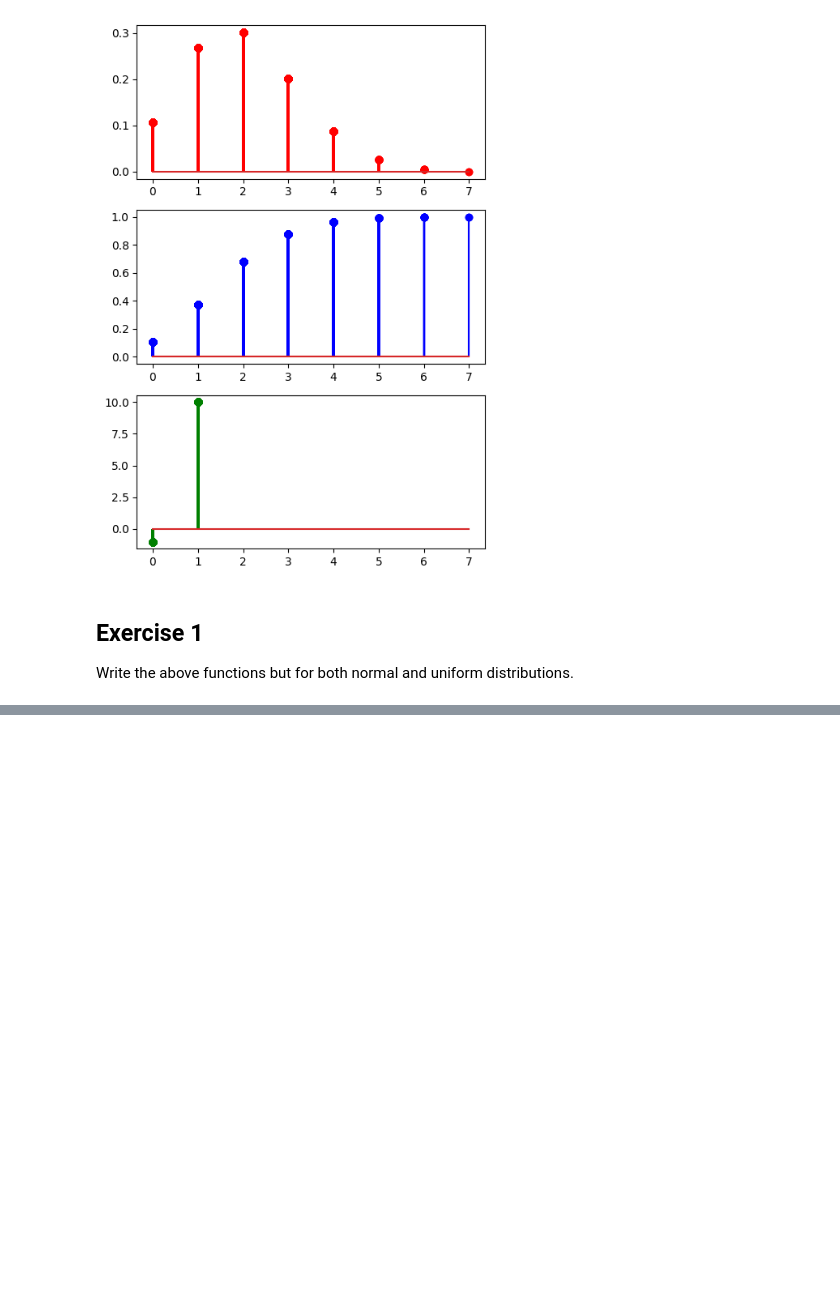
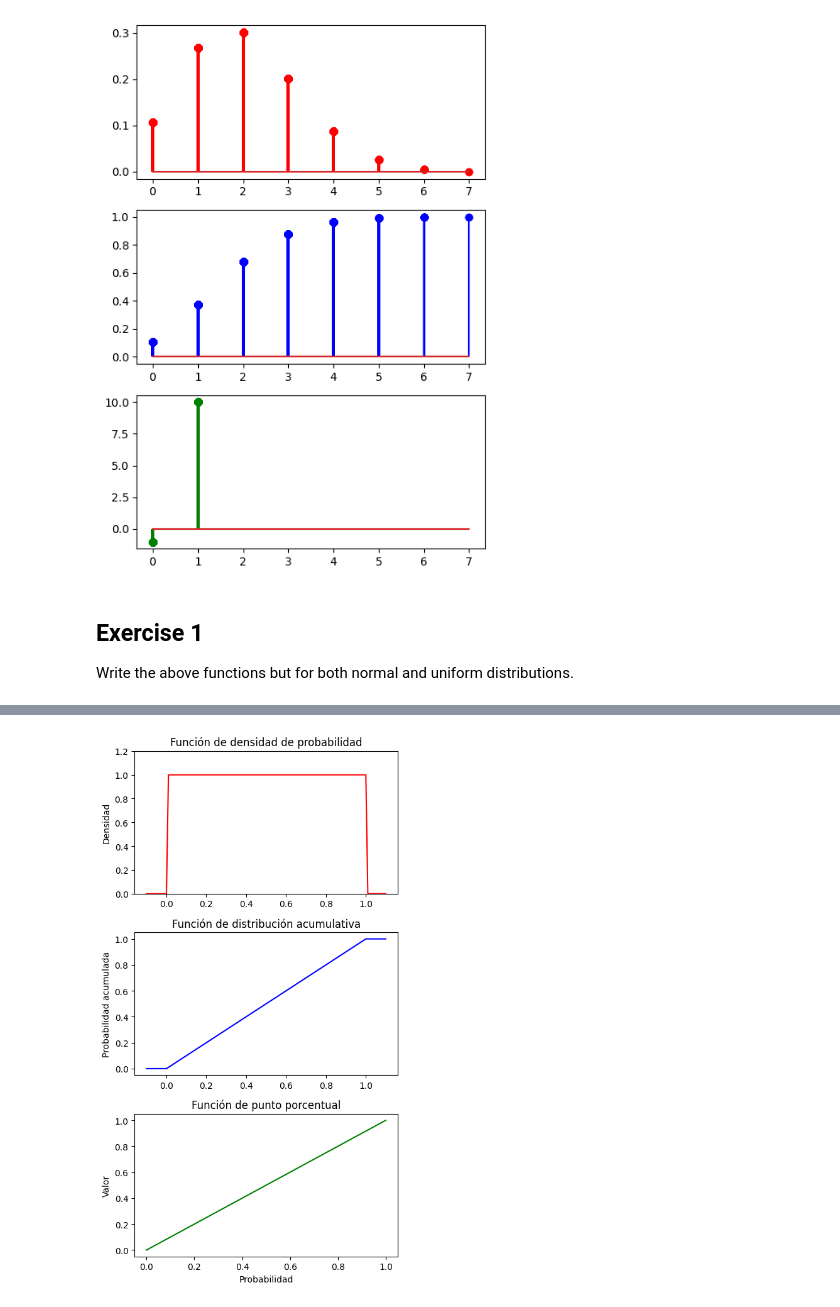
Before and after one commit to 4GeeksAcademy/probability-distribution-exercises-project-with-pythonMJZS, a Jupyter notebook: notebook/problems.ipynb, the cells around one changed output, grey strips where cells are left out. Drawn from its saved outputs; the diff is of its cells as text; code cells hidden in the pictures; blank space fills up the shorter version.

```diff
--- a/notebook/problems.ipynb
+++ b/notebook/problems.ipynb
@@ -123,0 +122,35 @@ plt.show()
+# %%
+from scipy.stats import uniform
+
+low = 0
+high = 1
+data = np.arange(-0.1, 1.1, 0.01)
+
+pmf = uniform.pdf(data, loc=low, scale=high - low)
+cdf = uniform.cdf(data, loc=low, scale=high - low)
+
+probabilities = np.linspace(0, 1, 100)
+ppf = uniform.ppf(probabilities, loc=low, scale=high - low)
+
+fig, axes = plt.subplots(3, 1, figsize=(5, 9))
+
+axes[0].plot(data, pmf, 'r-')
+axes[0].set_title('Función de densidad de probabilidad')
+axes[0].set_ylabel('Densidad')
+axes[0].set_ylim(0, 1.2)
+
+axes[1].plot(data, cdf, 'b-')
+axes[1].set_title('Función de distribución acumulativa')
+axes[1].set_ylabel('Probabilidad acumulada')
+
+# PPF
+axes[2].plot(probabilities, ppf, 'g-')
+axes[2].set_title('Función de punto porcentual')
+axes[2].set_ylabel('Valor')
+axes[2].set_xlabel('Probabilidad')
+
+plt.tight_layout()
+
+plt.show()
+# %% [output]
+[figure, added]
```
Also changed, not shown: parts of 1 cell of this notebook.
